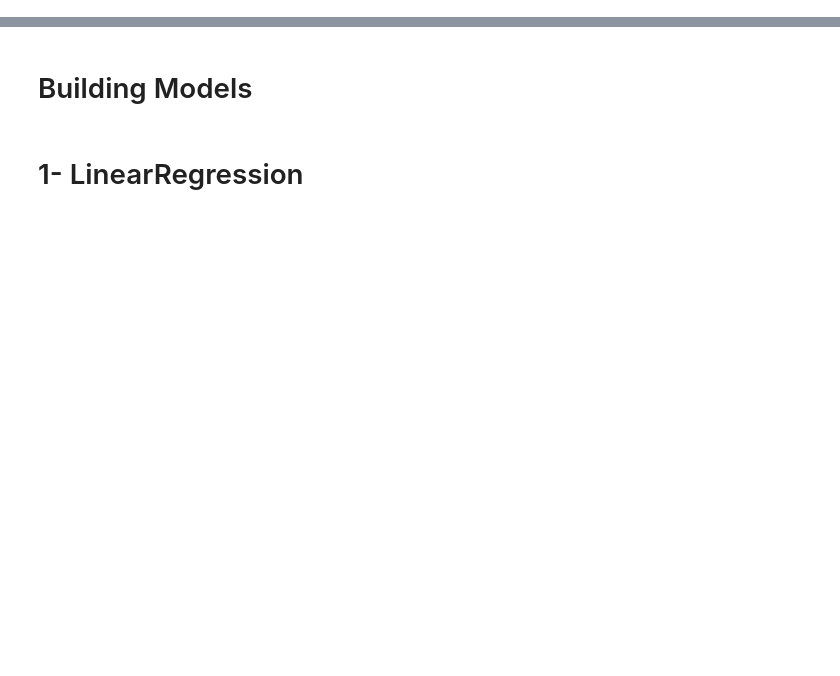
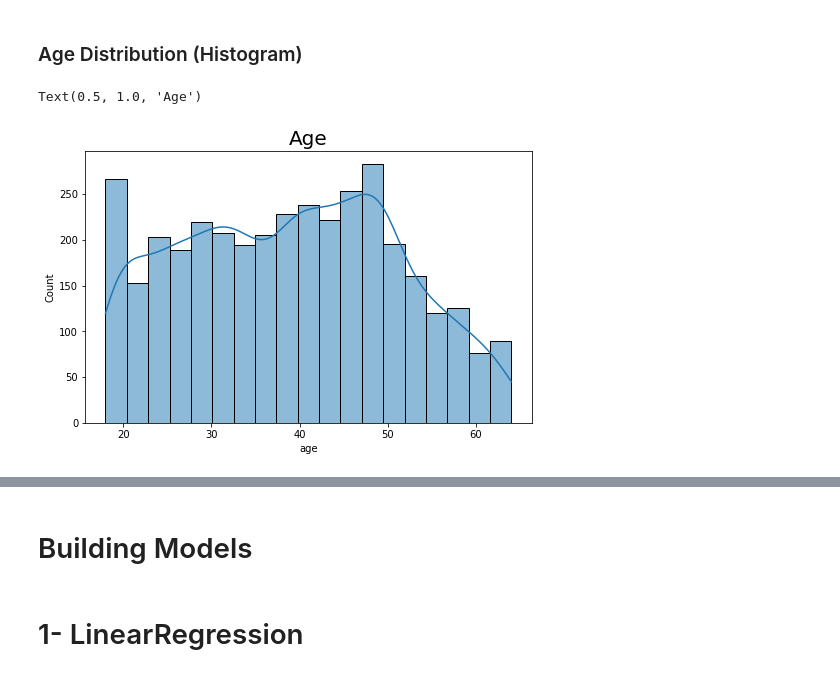
Before and after one commit to allonios/health_insurance_cost_prediction, a Jupyter notebook: notebook.ipynb, the cells around one changed output, grey strips where cells are left out. Drawn from its saved outputs; the diff is of its cells as text; code cells hidden in the pictures; blank space fills up the shorter version.

```diff
--- a/notebook.ipynb
+++ b/notebook.ipynb
@@ -7,0 +81,9 @@ warnings.simplefilter("ignore")
+# %% [markdown]
+### Age Distribution (Histogram)
+# %%
+plt.figure(figsize=(8,5))
+sns.histplot(x=data_df["age"], kde=True)
+plt.title("Age", fontsize=20)
+# %% [output]
+Text(0.5, 1.0, 'Age')
+[figure, added]
```
Also changed, not shown: parts of 36 cells of this notebook.
